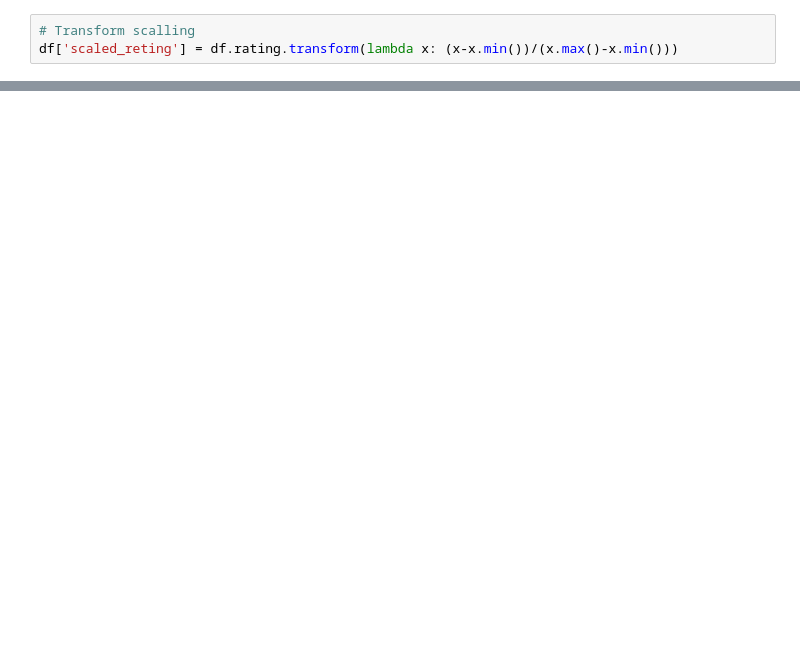
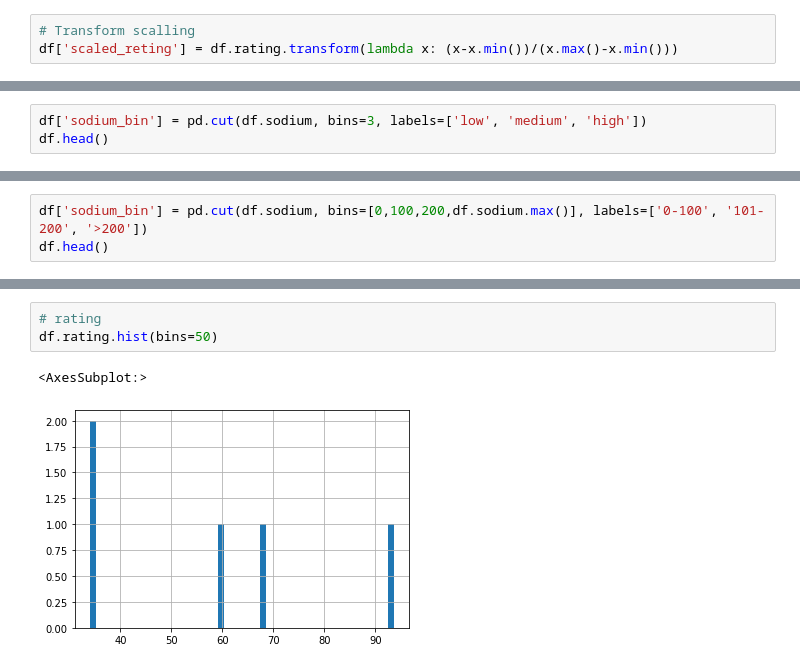
Before and after one commit to Rizkifadillah/googlecolab, a Jupyter notebook: data_science/S1/E9_Filltering_data_cereal.ipynb, the cells around one changed output, grey strips where cells are left out. Saved outputs shown, nothing was run; the diff lists cells and outputs as text; blank space fills up the shorter version.

```diff
--- a/data_science/S1/E9_Filltering_data_cereal.ipynb
+++ b/data_science/S1/E9_Filltering_data_cereal.ipynb
@@ -380,0 +414,3 @@ df.drop(columns=['shelf_name', 'fat_mg','protein_mg','mfr_lower','scaled_reting'
+# %%
+df['sodium_bin'] = pd.cut(df.sodium, bins=3, labels=['low', 'medium', 'high'])
+df.head()
@@ -380,0 +425,3 @@ df.drop(columns=['shelf_name', 'fat_mg','protein_mg','mfr_lower','scaled_reting'
+# %%
+df['sodium_bin'] = pd.cut(df.sodium, bins=[0,100,200,df.sodium.max()], labels=['0-100', '101-200', '>200'])
+df.head()
@@ -380,0 +436,6 @@ df.drop(columns=['shelf_name', 'fat_mg','protein_mg','mfr_lower','scaled_reting'
+# %%
+# rating
+df.rating.hist(bins=50)
+# %% [output]
+<AxesSubplot:>
+[figure, added]
```
Also changed, not shown: parts of 17 cells of this notebook.
